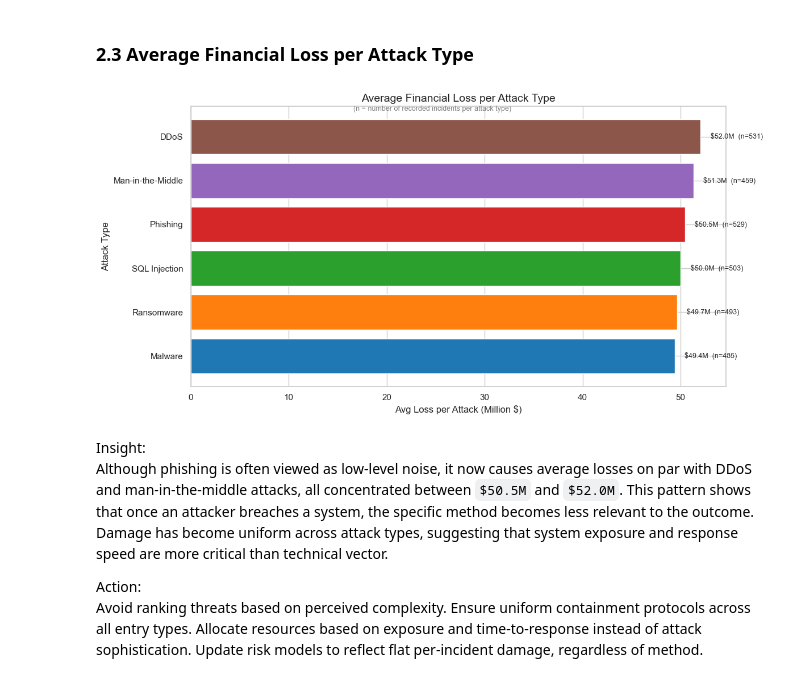
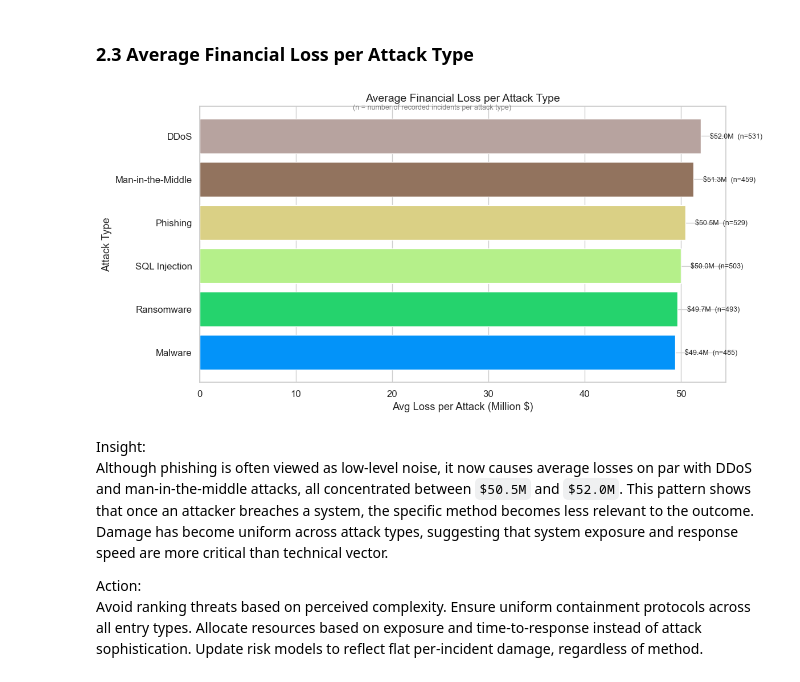
Before and after one commit to dolludaa/Global-Cybersecurity-Threats-2015-2024, a Jupyter notebook: business_analysis.ipynb, the cells around one changed output. Cells and saved outputs as stored; diff of their text form; code cells hidden in the pictures.

```diff
--- a/business_analysis.ipynb
+++ b/business_analysis.ipynb
@@ -55,8 +55,8 @@ import matplotlib.pyplot as plt
 import seaborn as sns
 import numpy as np
 
-sns.set(style="whitegrid")
-palette = sns.color_palette("tab10")
+sns.set_theme(style="whitegrid", font_scale=1.1)
+palette = sns.color_palette("terrain")
 # %% [markdown]
 ### Data Source:
 https://www.kaggle.com/datasets/atharvasoundankar/global-cybersecurity-threats-2015-2024
@@ -146,7 +146,7 @@ trend = trend[top_types]
 
 linestyles = ['-', '--', ':']
 color_map = {
-    'Phishing': palette[2],
+    'Phishing': palette[5],
     'DDoS': palette[4],
     'SQL Injection': palette[1]
 }
@@ -523,31 +523,30 @@ Use cost variance, not industry labels, to triage mitigation budgets.
 # %%
 loss_by_type = df.groupby('Attack Type')['Financial Loss (in Million $)'].mean()
 count_by_type = df['Attack Type'].value_counts()
 
 avg_df = pd.DataFrame({
     'Avg Loss': loss_by_type,
     'Count': count_by_type
 }).sort_values('Avg Loss', ascending=True)
 
 norm = plt.Normalize(avg_df['Count'].min(), avg_df['Count'].max())
-colors = sns.color_palette("tab10", n_colors=len(avg_df))
-mapped_colors = [colors[i] for i in range(len(avg_df))]
+mapped_colors = [palette[i] for i in range(len(avg_df))]
 
 plt.figure(figsize=(12, 6))
 bars = plt.barh(avg_df.index, avg_df['Avg Loss'], color=mapped_colors)
 
 for i, (value, count) in enumerate(zip(avg_df['Avg Loss'], avg_df['Count'])):
     plt.text(value + 1, i, f"${value:.1f}M  (n={int(count)})", va='center', fontsize=9)
 
 plt.title('Average Financial Loss per Attack Type', fontsize=14)
 plt.xlabel('Avg Loss per Attack (Million $)')
 plt.ylabel('Attack Type')
 plt.figtext(0.5, 0.92, '(n = number of recorded incidents per attack type)', ha='center', fontsize=9, color='gray')
 
 plt.tight_layout()
 plt.show()
 # %% [output]
-[figure, old version]
+[figure, new version]
 # %% [markdown]
 Insight:
 Although phishing is often viewed as low-level noise, it now causes average losses on par with DDoS and man-in-the-middle attacks, all concentrated between `$50.5M` and `$52.0M`.
```
Also changed, not shown: parts of 29 cells of this notebook.
